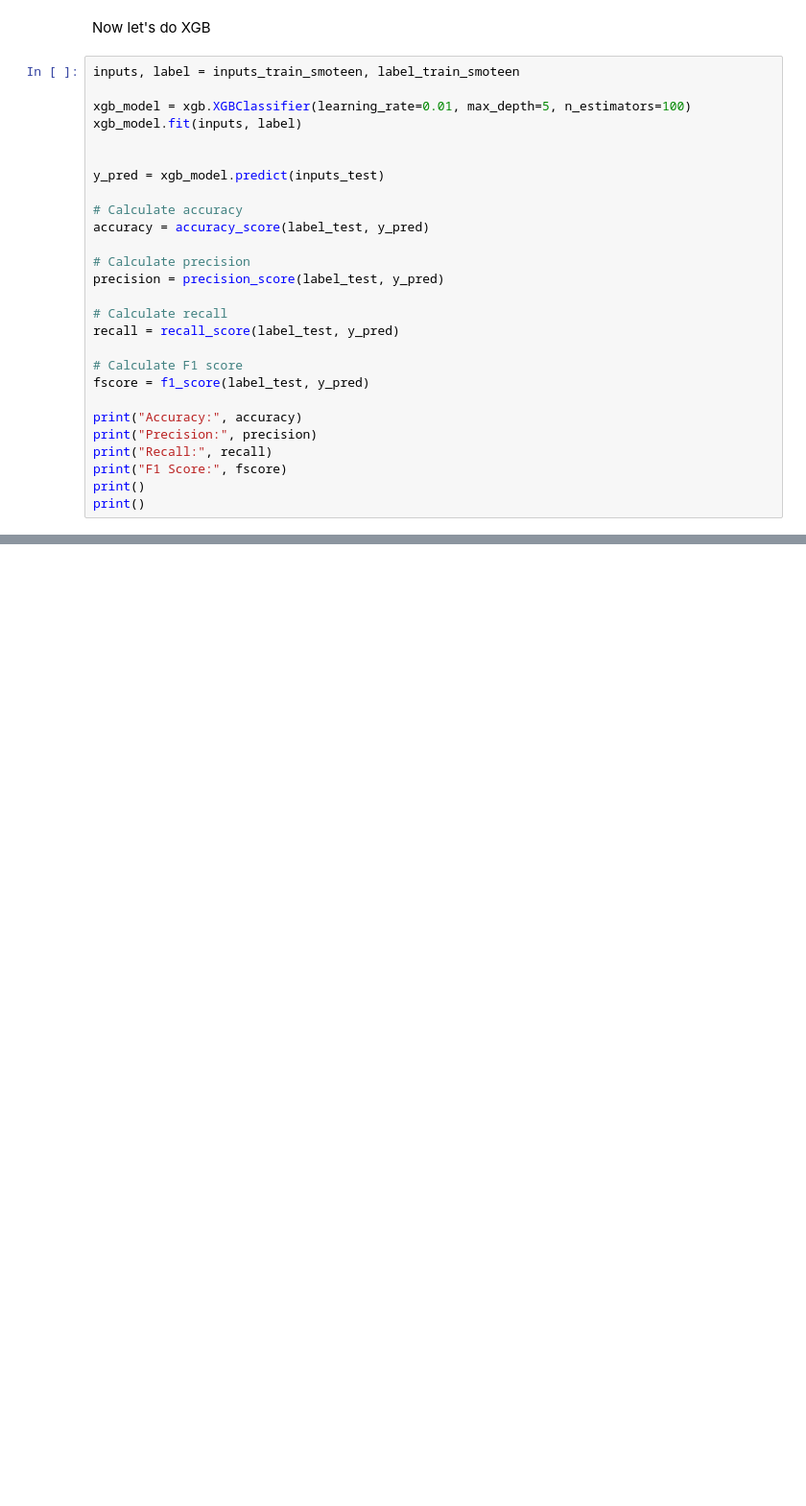
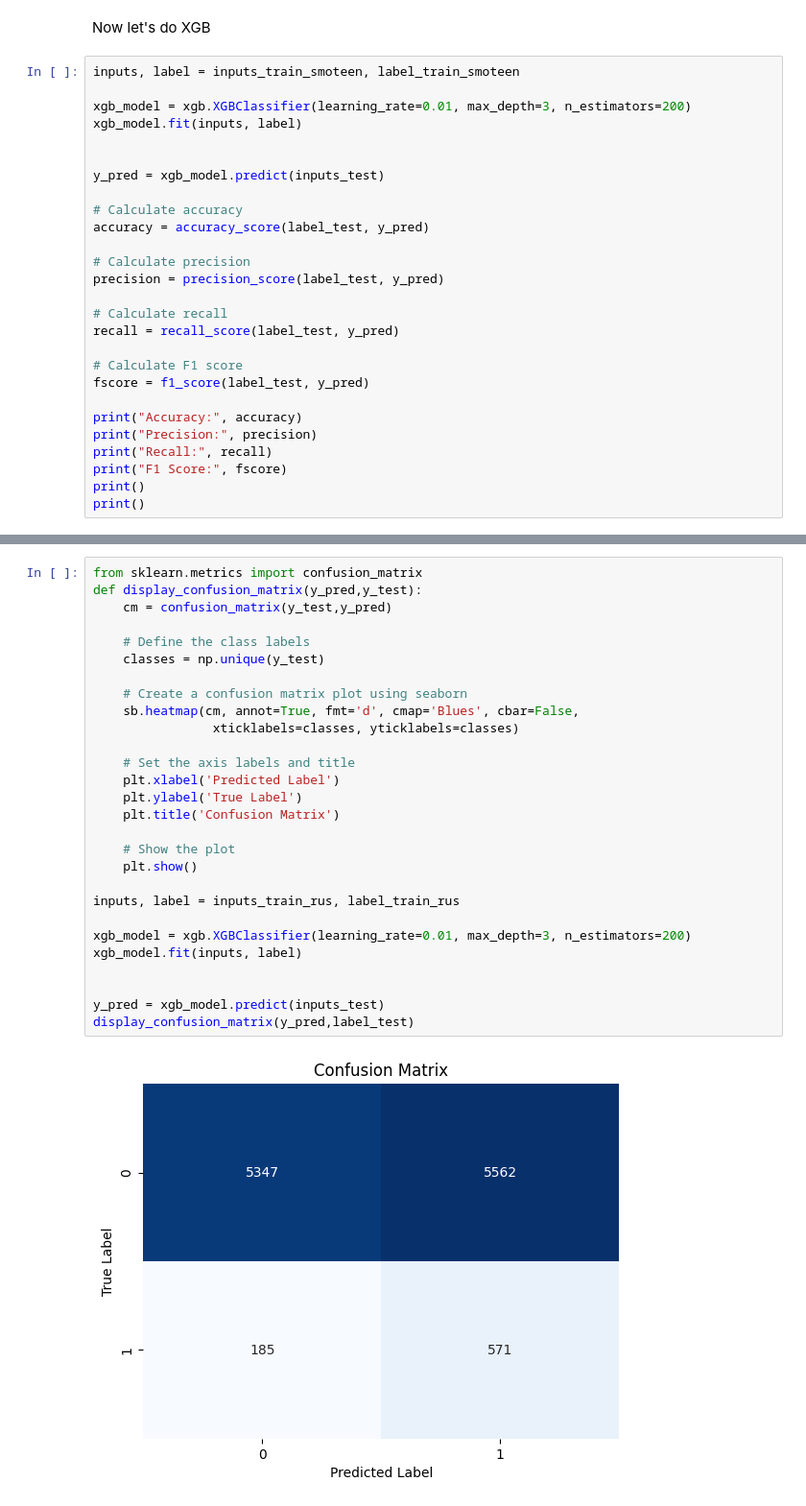
Before and after one commit to pedrogomes29/Car_Insurance_Claim_Prediction, a Jupyter notebook: main.ipynb, the cells around one changed output, grey strips where cells are left out. Shown at 96% size. Cells and saved outputs as stored; diff of their text form; blank space fills up the shorter version.

```diff
--- a/main.ipynb
+++ b/main.ipynb
@@ -953,7 +929,7 @@ Now let's do XGB
 # %%
 inputs, label = inputs_train_smoteen, label_train_smoteen
 
-xgb_model = xgb.XGBClassifier(learning_rate=0.01, max_depth=5, n_estimators=100)
+xgb_model = xgb.XGBClassifier(learning_rate=0.01, max_depth=3, n_estimators=200)
 xgb_model.fit(inputs, label)
 
 
@@ -984,0 +973,30 @@ F1 Score: 0.1546658547724159
+# %%
+from sklearn.metrics import confusion_matrix
+def display_confusion_matrix(y_pred,y_test):
+    cm = confusion_matrix(y_test,y_pred)
+
+    # Define the class labels
+    classes = np.unique(y_test)
+
+    # Create a confusion matrix plot using seaborn
+    sb.heatmap(cm, annot=True, fmt='d', cmap='Blues', cbar=False,
+                xticklabels=classes, yticklabels=classes)
+
+    # Set the axis labels and title
+    plt.xlabel('Predicted Label')
+    plt.ylabel('True Label')
+    plt.title('Confusion Matrix')
+
+    # Show the plot
+    plt.show()
+
+inputs, label = inputs_train_rus, label_train_rus
+
+xgb_model = xgb.XGBClassifier(learning_rate=0.01, max_depth=3, n_estimators=200)
+xgb_model.fit(inputs, label)
+
+
+y_pred = xgb_model.predict(inputs_test)
+display_confusion_matrix(y_pred,label_test)
+# %% [output]
+[figure, added]
```
Also changed, not shown: parts of 12 cells of this notebook.
